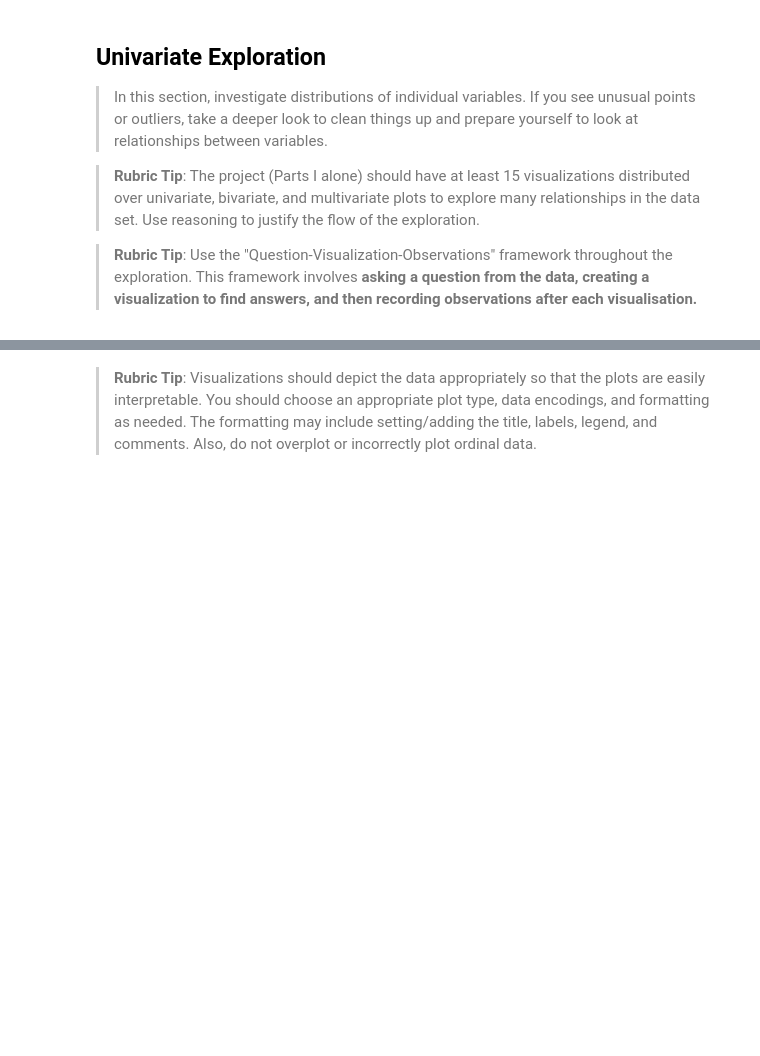
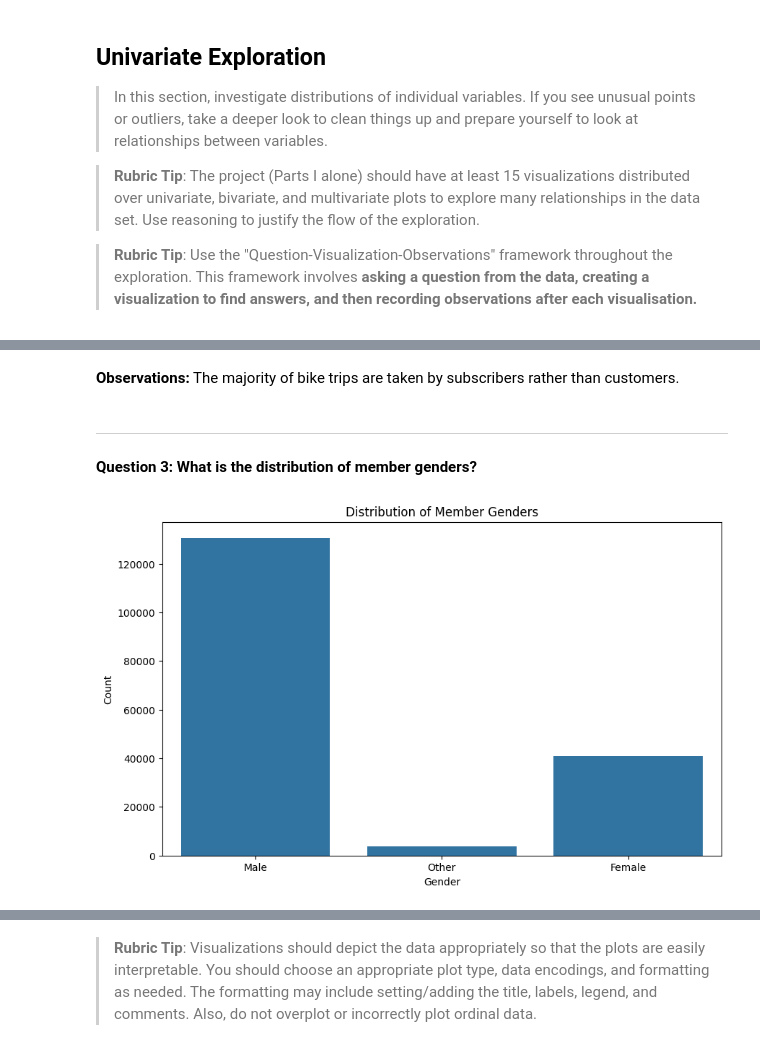
Before and after one commit to JonathanPrentice/Udacity-Data-Analyst-Nanodegree, a Jupyter notebook: Project 3 - Communicate Data Findings/notebooks/Part_I_Exploration.ipynb, the cells around one changed output, grey strips where cells are left out. Saved outputs shown, nothing was run; the diff lists cells and outputs as text; code cells hidden in the pictures; blank space fills up the shorter version.

```diff
--- a/Project 3 - Communicate Data Findings/notebooks/Part_I_Exploration.ipynb
+++ b/Project 3 - Communicate Data Findings/notebooks/Part_I_Exploration.ipynb
@@ -112,0 +137,17 @@ and prepare yourself to look at relationships between variables.
+# %% [markdown]
+**Observations:**
+The majority of bike trips are taken by subscribers rather than customers.
+# %% [markdown]
+---
+# %% [markdown]
+**Question 3: What is the distribution of member genders?**
+# %%
+# Plot the distribution of member genders
+plt.figure(figsize=(10, 6))
+sns.countplot(data=df, x='member_gender')
+plt.title('Distribution of Member Genders')
+plt.xlabel('Gender')
+plt.ylabel('Count')
+plt.show()
+# %% [output]
+[figure, added]
```
Also changed, not shown: parts of 20 cells of this notebook.
